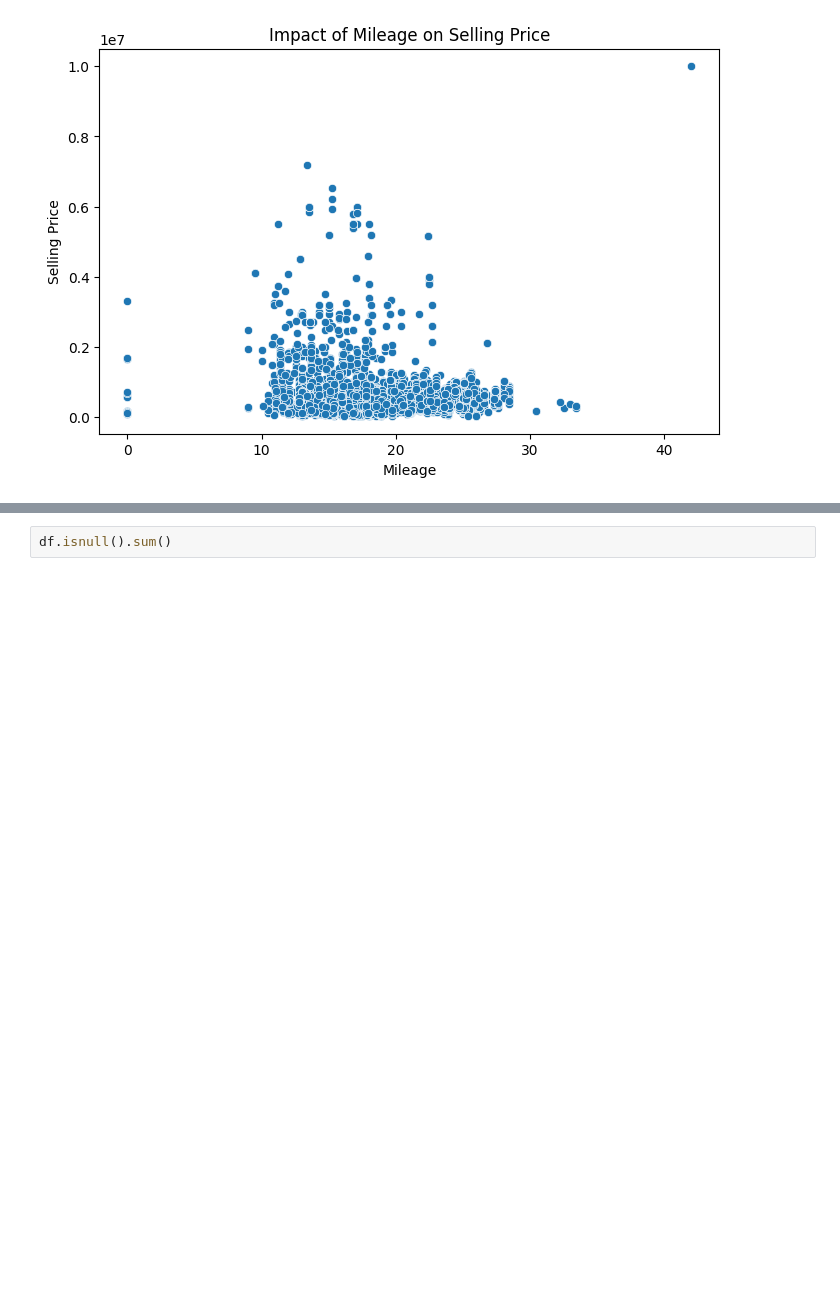
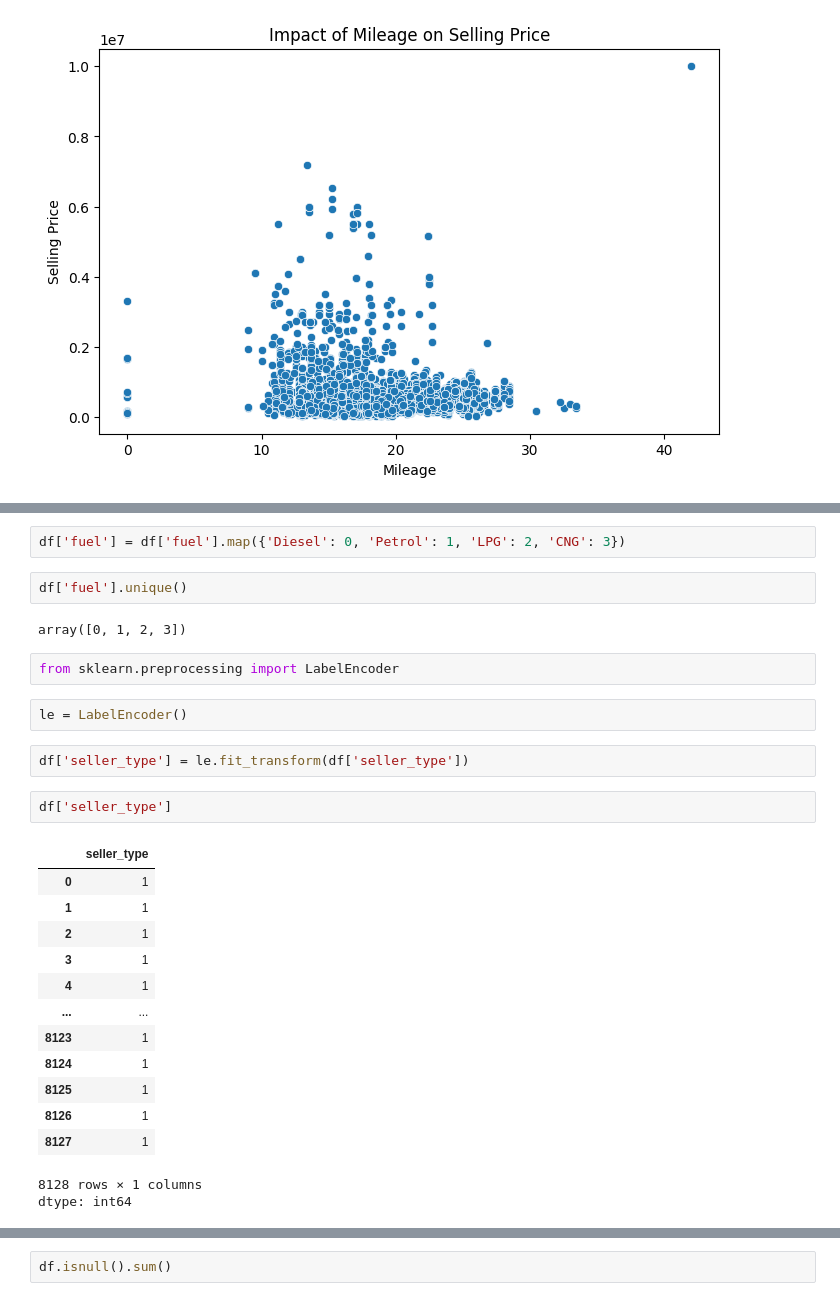
Before and after one commit to shakeraema/Dataset_Manipulation, a Jupyter notebook: Task_PDS.ipynb, the cells around one changed output, grey strips where cells are left out. Saved outputs shown, nothing was run; the diff lists cells and outputs as text; blank space fills up the shorter version.

```diff
--- a/Task_PDS.ipynb
+++ b/Task_PDS.ipynb
@@ -89,0 +98,29 @@ plt.show()
+# %%
+df['fuel'] = df['fuel'].map({'Diesel': 0, 'Petrol': 1, 'LPG': 2, 'CNG': 3})
+# %%
+df['fuel'].unique()
+# %% [output]
+array([0, 1, 2, 3])
+# %%
+from sklearn.preprocessing import LabelEncoder
+# %%
+le = LabelEncoder()
+# %%
+df['seller_type'] = le.fit_transform(df['seller_type'])
+# %%
+df['seller_type']
+# %% [output]
+|  | seller_type |
+| 0 | 1 |
+| 1 | 1 |
+| 2 | 1 |
+| 3 | 1 |
+| 4 | 1 |
+| ... | ... |
+| 8123 | 1 |
+| 8124 | 1 |
+| 8125 | 1 |
+| 8126 | 1 |
+| 8127 | 1 |
+8128 rows × 1 columns
+dtype: int64
```
Also changed, not shown: parts of 22 cells of this notebook.
